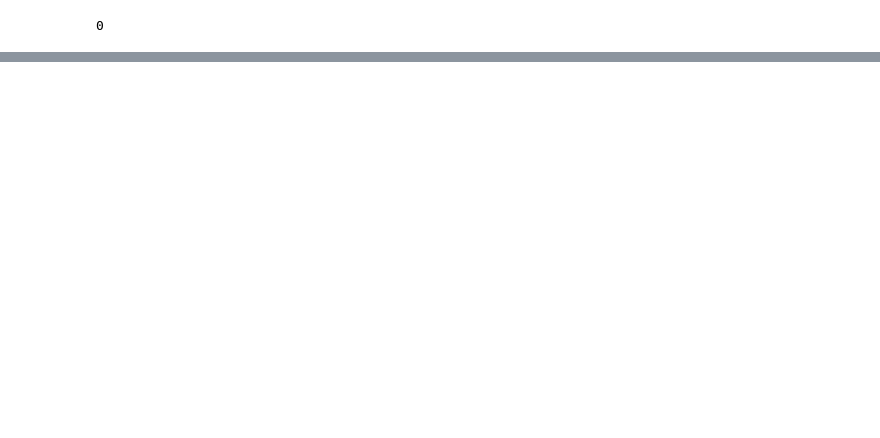
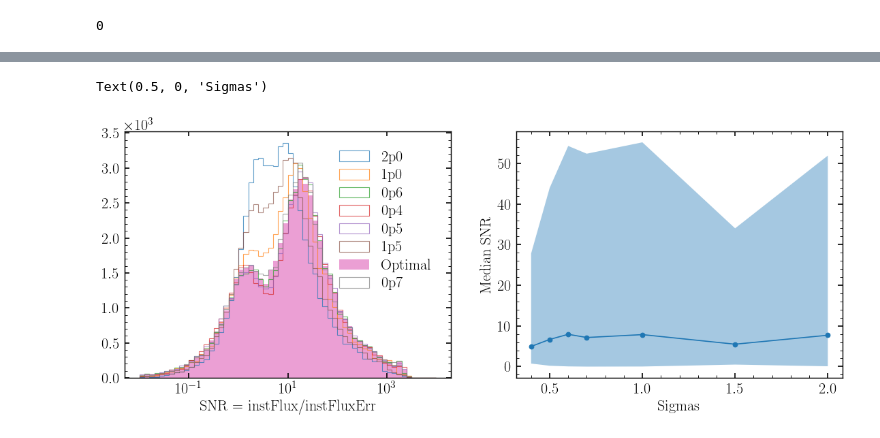
Before and after one commit to MerianSurvey/lambo, a Jupyter notebook: notebooks/hsc_gaap/analyze_catalog.ipynb, the cells around one changed output, grey strips where cells are left out. Cells and saved outputs as stored; diff of their text form; code cells hidden in the pictures; blank space fills up the shorter version.

Commit message:
the stand-alone gaap has grown up!

```diff
--- a/notebooks/hsc_gaap/analyze_catalog.ipynb
+++ b/notebooks/hsc_gaap/analyze_catalog.ipynb
@@ -38,0 +39,11 @@ np.sum(cat['id'] != merian['objectId'])
+# %%
+cosmos = Table.read('/tigress/jiaxuanl/public_html/Merian/cosmos_merian_dr1_broadcut4jiaxuan.fits')
+cosmos = cosmos[[item for item in cosmos.keys() if 'gaap' not in item ]]
+# %%
+# Match two catalogs
+_cosmos = SkyCoord(ra=cosmos['ALPHA_J2000'], dec=cosmos['DELTA_J2000'], unit='deg')
+_cat = SkyCoord(ra=cat['coord_ra'], dec=cat['coord_dec'], unit='deg')
+temp = _cosmos.match_to_catalog_sky(_cat)
+flag = (temp[1] < 0.8 * u.arcsec)
+
+cat = hstack([cosmos[flag], cat[temp[0][flag]]])
@@ -38,0 +110,4 @@ np.sum(cat['id'] != merian['objectId'])
+# %%
+good_objects = ~(cat["i_gaap_flag"] | cat['i_gaapOptimalFlux_flag_bigPsf'])
+good_objects &= flag
+np.sum(good_objects), len(good_objects)
@@ -38,0 +116,2 @@ np.sum(cat['id'] != merian['objectId'])
+# %%
+baseNames = [item for item in cat.colnames if 'i_gaap' in item and 'Flux' in item and 'flag' not in item and 'Err' not in item and 'Psf' not in item]
@@ -38,0 +158,35 @@ np.sum(cat['id'] != merian['objectId'])
+# %%
+fig, ax = plt.subplots(1, 2, figsize=(17,6))
+bins = np.logspace(-2, 4, 61)
+
+statistic_list = []
+statistic_upper_list, statistic_lower_list = [], []
+
+for baseName in baseNames:
+    label = baseName.replace('i_gaap','').replace('Flux','')
+    histtype='stepfilled' if "Optimal" in baseName else 'step'
+    snr = cat[baseName][good_objects] / cat[baseName+"Err"][good_objects]
+    ax[0].hist(snr, bins=bins, histtype=histtype, label=label, alpha=0.7)
+    statistic = np.nanpercentile(snr, 50)
+    if "Optimal" in label:
+        optStatistic = np.nanpercentile(snr, 50)
+    if not ("PsfFlux" in label or "Optimal" in label):
+        statistic_list.append(statistic)
+        statistic_upper_list.append(np.percentile(snr, 84))
+        statistic_lower_list.append(np.percentile(snr, 16))
+
+
+ax[0].set_xscale('log')
+ax[0].set_xlabel("SNR = instFlux/instFluxErr")
+#ax[0].set_yscale('log')
+ax[0].legend(loc='best')
+
+sigmas = [0.4, 0.5, 0.6, 0.7, 1.0, 1.5, 2.0]
+ax[1].plot(sigmas, statistic_list, 'o-')
+ax[1].fill_between(sigmas, statistic_upper_list, statistic_lower_list, alpha=0.4)
+# ax[1].plot(3.6, optStatistic, "*", markersize=12)
+ax[1].set_ylabel("Median SNR")
+ax[1].set_xlabel("Sigmas")
+# %% [output]
+Text(0.5, 0, 'Sigmas')
+[figure, added]
```
Also changed, not shown: parts of 13 cells of this notebook, 4 other files.
